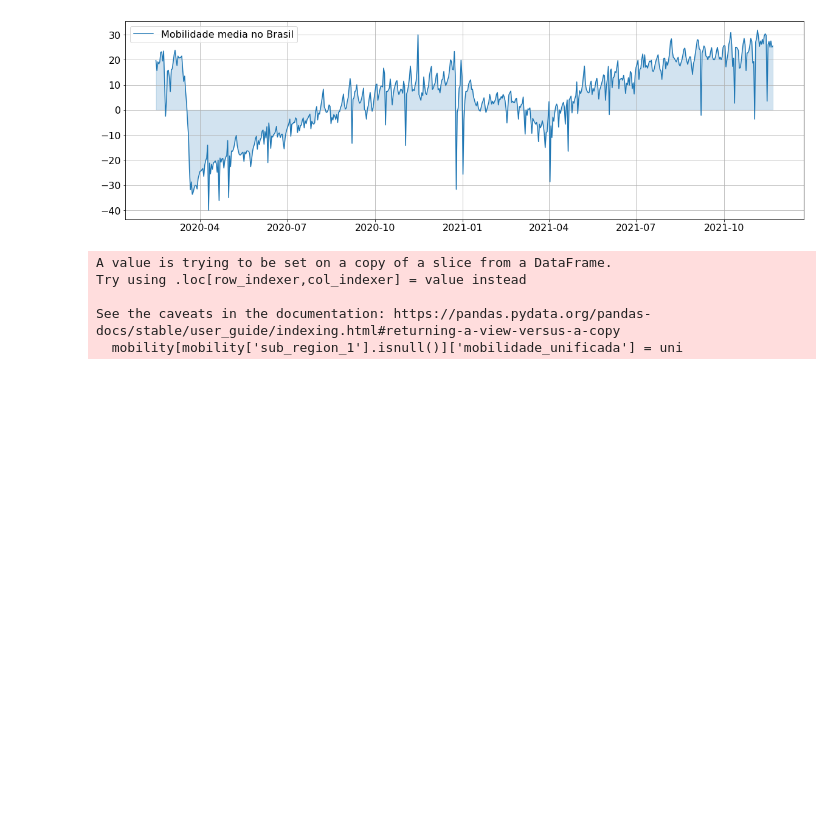
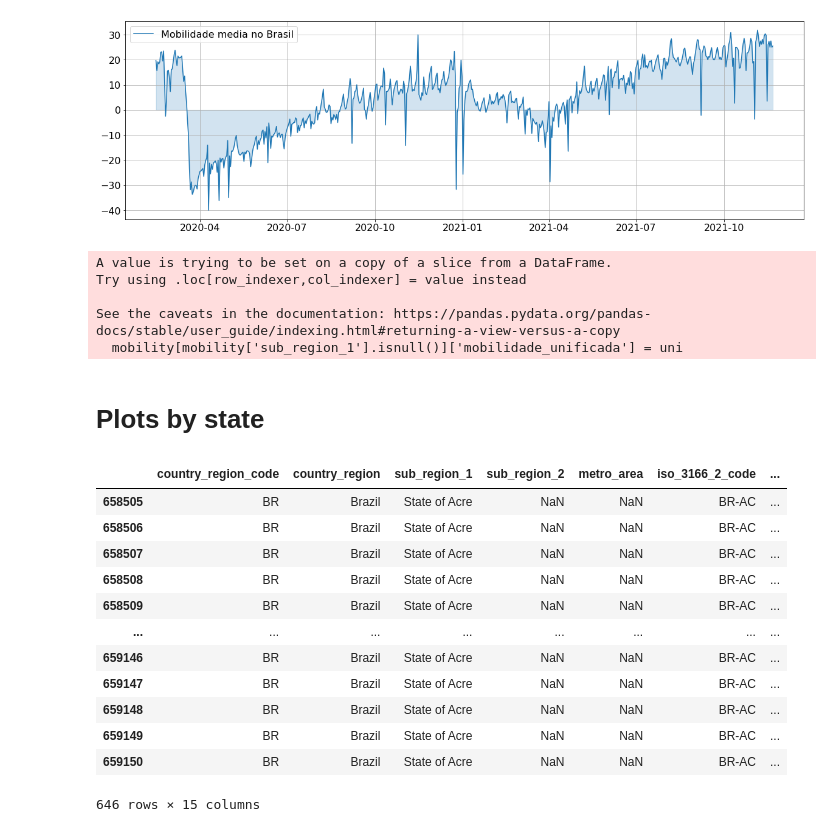
Before and after one commit to PAMepi/PAMepi_scripts_datalake, a Jupyter notebook: Data Description/Google mobility.ipynb, the cells around one changed output. Drawn from its saved outputs; the diff is of its cells as text; code cells hidden in the pictures; blank space fills up the shorter version.

```diff
--- a/Data Description/Google mobility.ipynb
+++ b/Data Description/Google mobility.ipynb
@@ -125,3 +125,5 @@ See the caveats in the documentation: https://pandas.pydata.org/pandas-docs/stab
   mobility[mobility['sub_region_1'].isnull()]['mobilidade_unificada'] = uni
 # %%
 mobility[mobility['sub_region_1'].isnull()].to_excel('/Users/julianeoliveira/Downloads/dados_google_mobility.xlsx')
+# %% [markdown]
+# Plots by state
@@ -127,0 +145,16 @@ mobility[mobility['sub_region_1'].isnull()].to_excel('/Users/julianeoliveira/Dow
+# %%
+data
+# %% [output]
+|  | country_region_code | country_region | sub_region_1 | sub_region_2 | metro_area | iso_3166_2_code | ... |
+| 658505 | BR | Brazil | State of Acre | NaN | NaN | BR-AC | ... |
+| 658506 | BR | Brazil | State of Acre | NaN | NaN | BR-AC | ... |
+| 658507 | BR | Brazil | State of Acre | NaN | NaN | BR-AC | ... |
+| 658508 | BR | Brazil | State of Acre | NaN | NaN | BR-AC | ... |
+| 658509 | BR | Brazil | State of Acre | NaN | NaN | BR-AC | ... |
+| ... | ... | ... | ... | ... | ... | ... | ... |
+| 659146 | BR | Brazil | State of Acre | NaN | NaN | BR-AC | ... |
+| 659147 | BR | Brazil | State of Acre | NaN | NaN | BR-AC | ... |
+| 659148 | BR | Brazil | State of Acre | NaN | NaN | BR-AC | ... |
+| 659149 | BR | Brazil | State of Acre | NaN | NaN | BR-AC | ... |
+| 659150 | BR | Brazil | State of Acre | NaN | NaN | BR-AC | ... |
+646 rows × 15 columns
```
Also changed, not shown: parts of 6 cells of this notebook.
